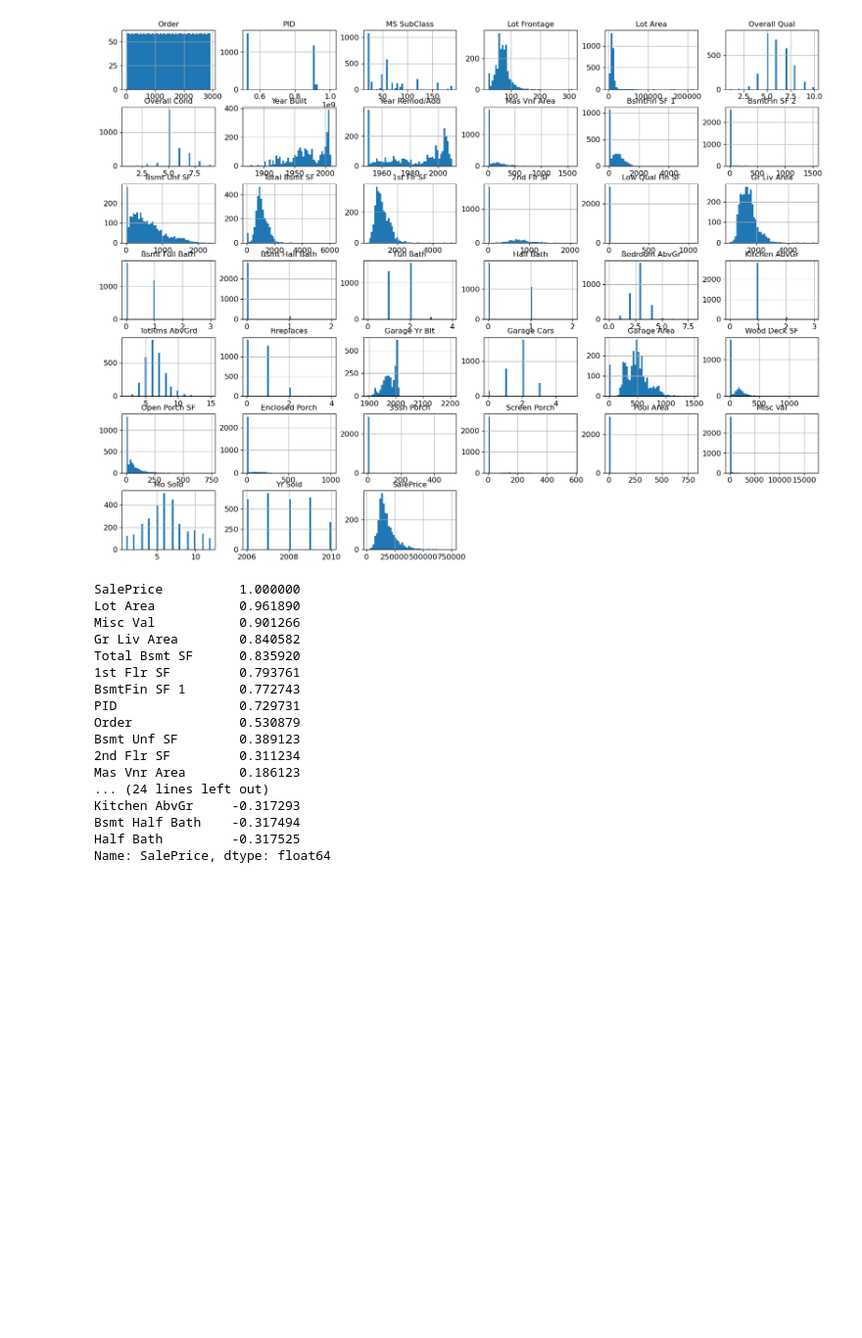
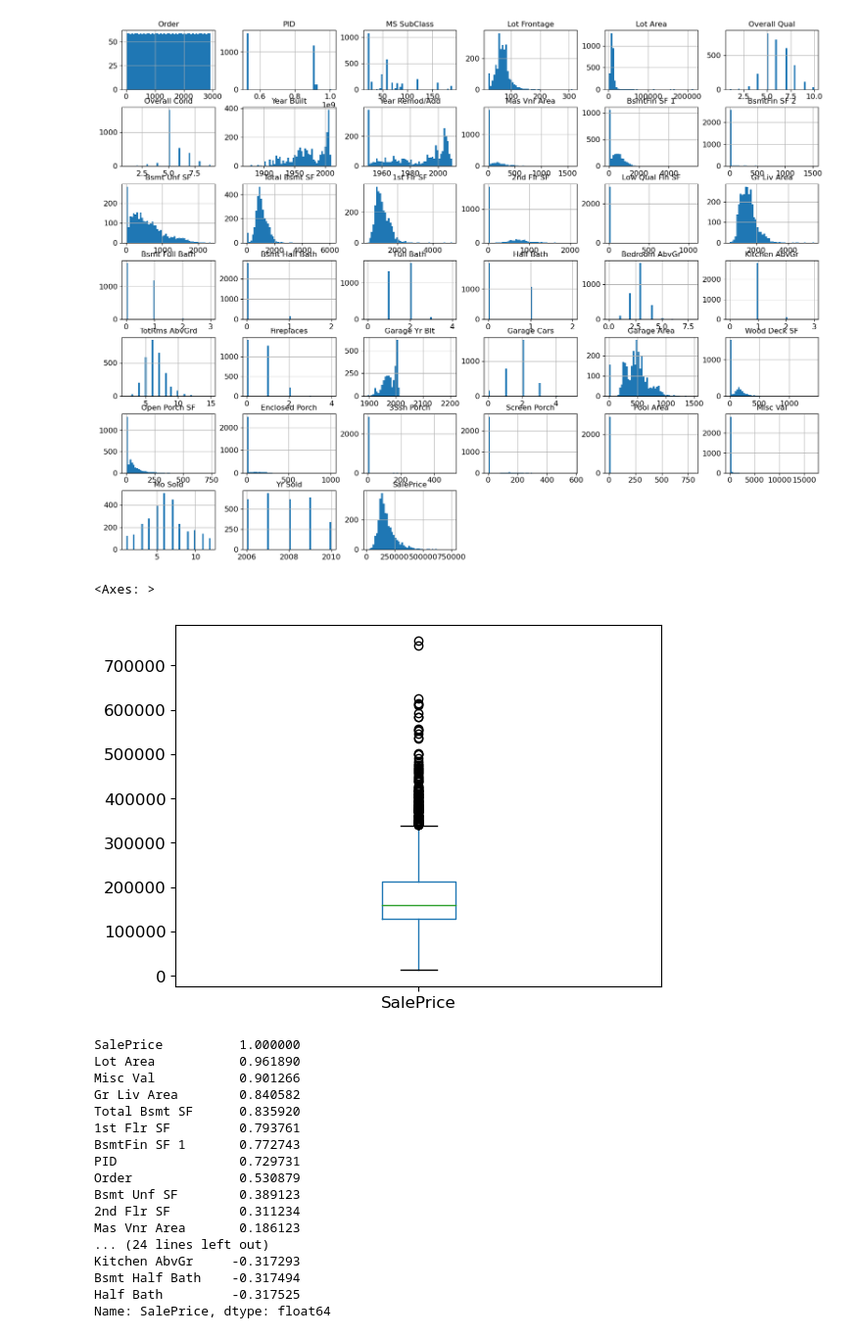
Before and after one commit to StenOskar/machine_learning_price_prediction, a Jupyter notebook: Assignment1.ipynb, the cells around one changed output. Shown at 98% size. Cells and saved outputs as stored; diff of their text form; code cells hidden in the pictures; blank space fills up the shorter version.

```diff
--- a/Assignment1.ipynb
+++ b/Assignment1.ipynb
@@ -116,6 +118,12 @@ array([[<Axes: title={'center': 'Order'}>,
         <Axes: title={'center': 'SalePrice'}>, <Axes: >, <Axes: >,
         <Axes: >]], dtype=object)
 [figure]
+# %%
+# Make box plot for SalePrice
+housing.boxplot(column = ['SalePrice'], grid = False)
+# %% [output]
+<Axes: >
+[figure, added]
 # %%
 # Look for correlations with SalePrice attribute
 correlations = housing.describe().corr()
```
Also changed, not shown: parts of 15 cells of this notebook, 1 other file.
